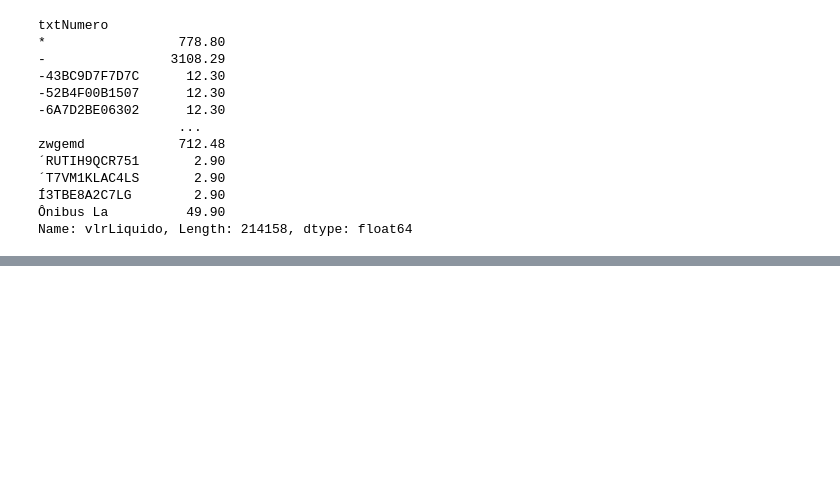
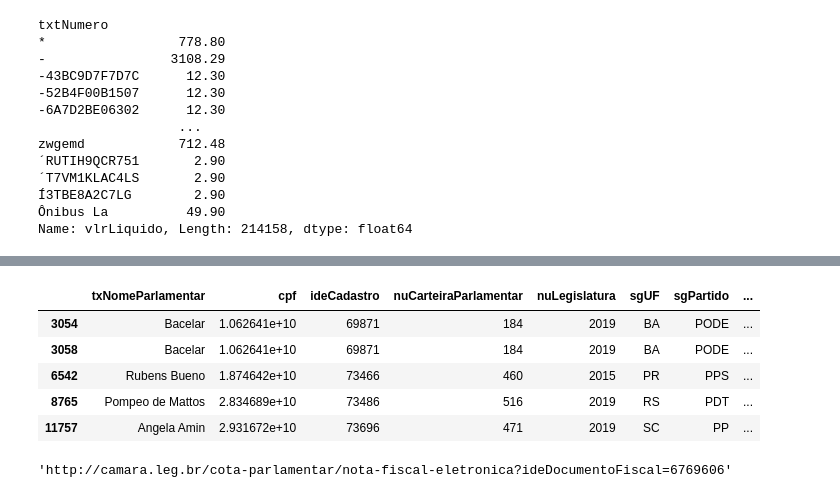
Before and after one commit to escola-de-dados/python-inovacao-civica, a Jupyter notebook: modulo_2/research.ipynb, the cells around one changed output, grey strips where cells are left out. Drawn from its saved outputs; the diff is of its cells as text; code cells hidden in the pictures; blank space fills up the shorter version.

```diff
--- a/modulo_2/research.ipynb
+++ b/modulo_2/research.ipynb
@@ -221,0 +247,13 @@ array([nan, '0'], dtype=object)
+# %%
+df_reimbursements[df_reimbursements.ideDocumento.duplicated() & (df_reimbursements.ideDocumento > '0')].head()
+# %% [output]
+|  | txNomeParlamentar | cpf | ideCadastro | nuCarteiraParlamentar | nuLegislatura | sgUF | sgPartido | ... |
+| 3054 | Bacelar | 1.062641e+10 | 69871 | 184 | 2019 | BA | PODE | ... |
+| 3058 | Bacelar | 1.062641e+10 | 69871 | 184 | 2019 | BA | PODE | ... |
+| 6542 | Rubens Bueno | 1.874642e+10 | 73466 | 460 | 2015 | PR | PPS | ... |
+| 8765 | Pompeo de Mattos | 2.834689e+10 | 73486 | 516 | 2019 | RS | PDT | ... |
+| 11757 | Angela Amin | 2.931672e+10 | 73696 | 471 | 2019 | SC | PP | ... |
+# %%
+df_reimbursements[df_reimbursements.numRessarcimento.isna()].loc[1].urlDocumento
+# %% [output]
+'http://camara.leg.br/cota-parlamentar/nota-fiscal-eletronica?ideDocumentoFiscal=6769606'
```
Also changed, not shown: parts of 21 cells of this notebook, 4 other files.
